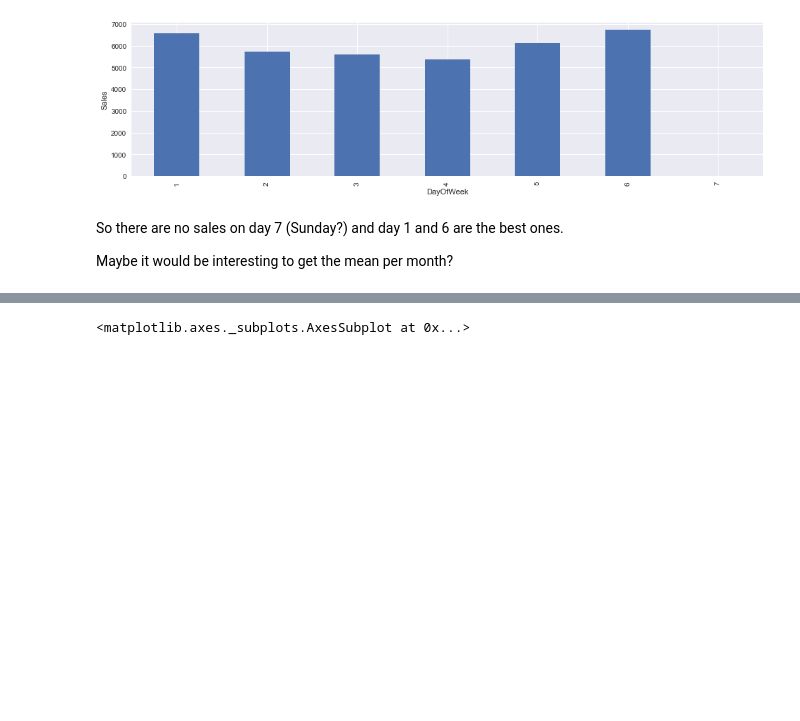
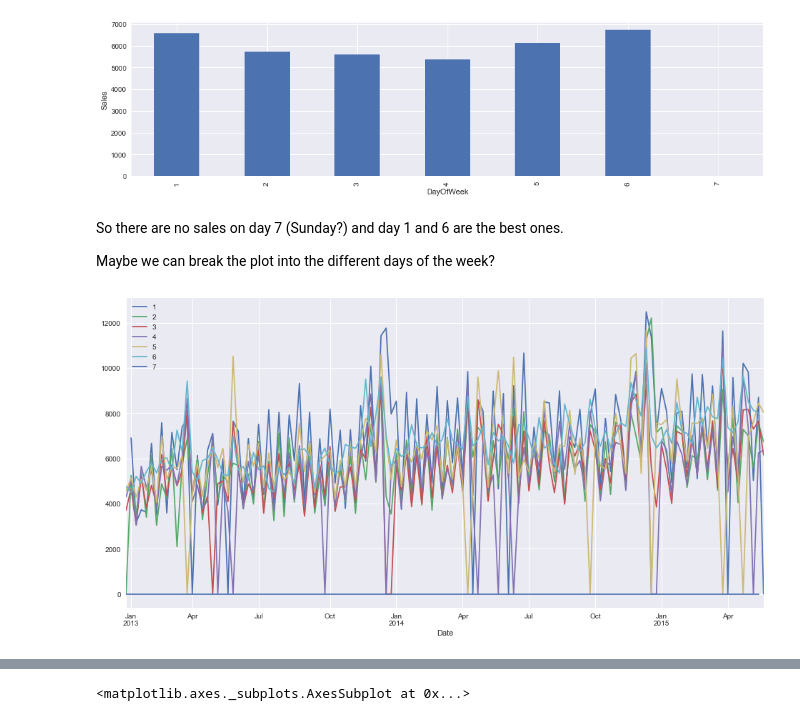
Before and after one commit to MarqueJaune/hackathon2, a Jupyter notebook: Learning units/Time series - Exploring the data .ipynb, the cells around one changed output, grey strips where cells are left out. Drawn from its saved outputs; the diff is of its cells as text; code cells hidden in the pictures; blank space fills up the shorter version.

```diff
--- a/Learning units/Time series - Exploring the data .ipynb
+++ b/Learning units/Time series - Exploring the data .ipynb
@@ -165,4 +175,10 @@ plt.ylabel('Sales')
 # %% [markdown]
 So there are no sales on day 7 (Sunday?) and day 1 and 6 are the best ones.
 
-Maybe it would be interesting to get the mean per month?
+Maybe we can break the plot into the different days of the week?
+# %%
+store_1115.groupby('DayOfWeek')['Sales'].plot(figsize=(16, 8))
+plt.legend()
+plt.show()
+# %% [output]
+[figure, added]
```
Also changed, not shown: parts of 6 cells of this notebook.
